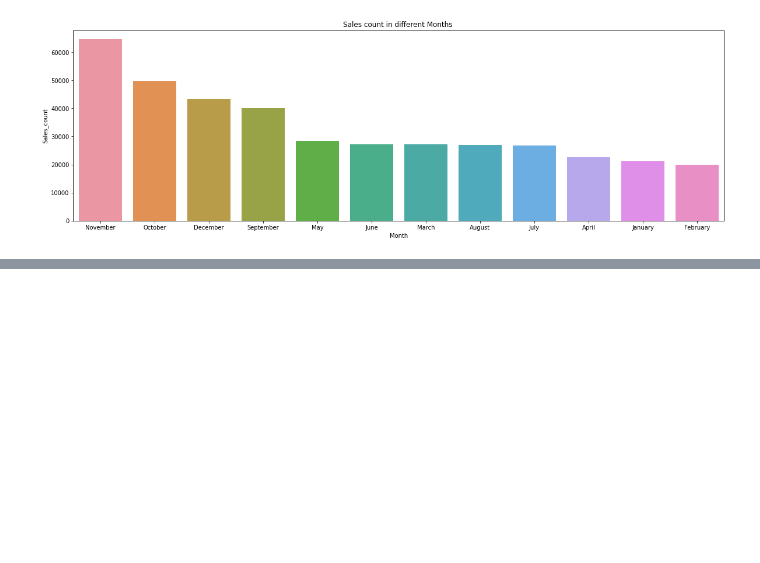
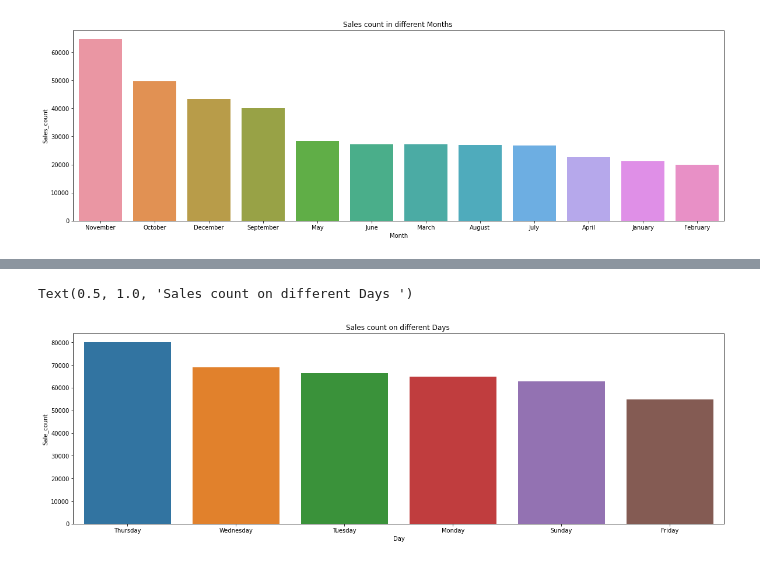
Before and after one commit to nehal35/-Online-Retail-Customer-Segmentation---Capstone-Project, a Jupyter notebook: Online_Retail_Customer_Segmentation_Capstone_Project.ipynb, the cells around one changed output, grey strips where cells are left out. Cells and saved outputs as stored; diff of their text form; code cells hidden in the pictures; blank space fills up the shorter version.

```diff
--- a/Online_Retail_Customer_Segmentation_Capstone_Project.ipynb
+++ b/Online_Retail_Customer_Segmentation_Capstone_Project.ipynb
@@ -411,0 +416,4 @@ Text(0.5, 1.0, 'Sales count in different Months ')
+# %%
+
+sales_on_day_basis=retail_df['Day'].value_counts().reset_index().rename(columns={'index':'Day',"Day":'Sale_count'})
+sales_on_day_basis
@@ -411,0 +428,8 @@ Text(0.5, 1.0, 'Sales count in different Months ')
+# %%
+# Sales count on different days.
+plt.figure(figsize=(20,6))
+sns.barplot(x=sales_on_day_basis['Day'],y=sales_on_day_basis['Sale_count'])
+plt.title('Sales count on different Days ')
+# %% [output]
+Text(0.5, 1.0, 'Sales count on different Days ')
+[figure, added]
```
Also changed, not shown: parts of 52 cells of this notebook.
